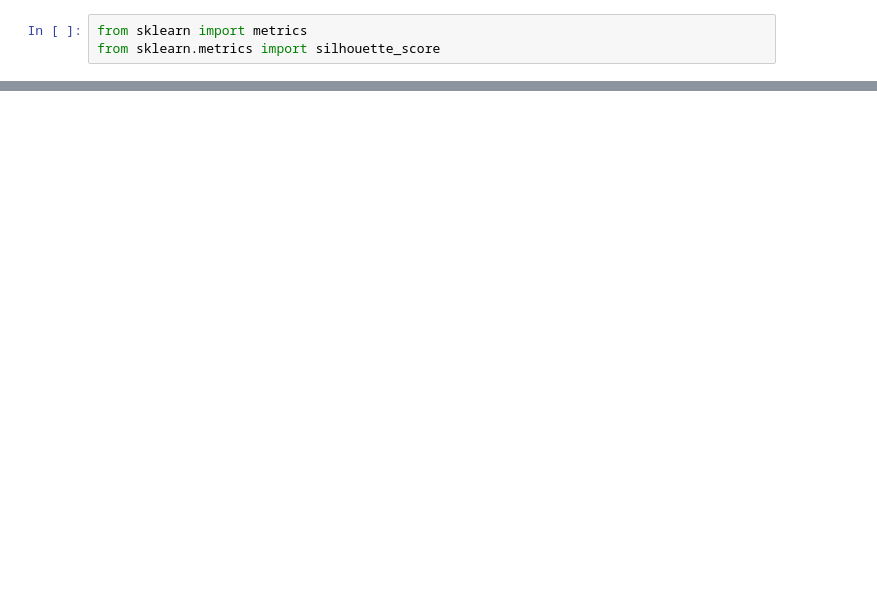
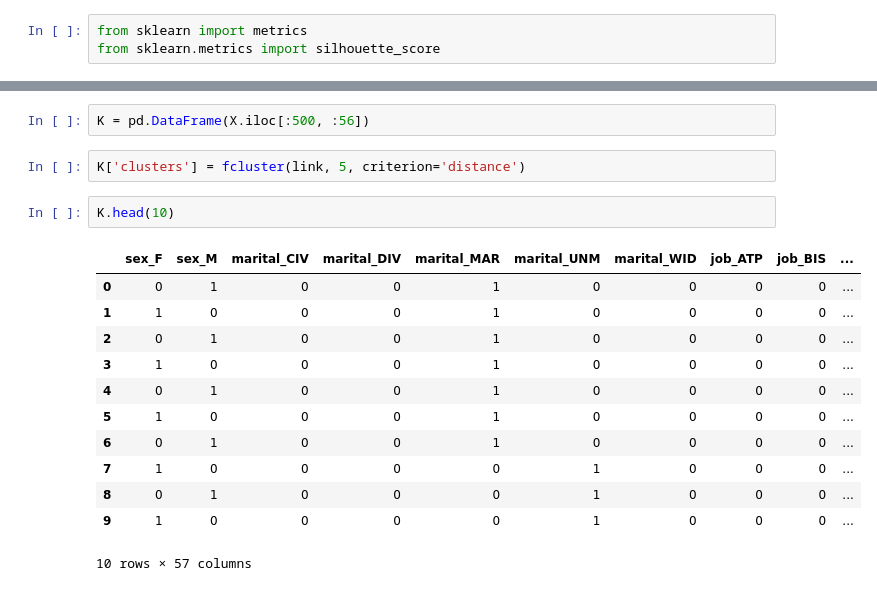
Before and after one commit to AlexAlexeyuk/it-academy-git, a Jupyter notebook: Clust_19_10.ipynb, the cells around one changed output, grey strips where cells are left out. Cells and saved outputs as stored; diff of their text form; blank space fills up the shorter version.

```diff
--- a/Clust_19_10.ipynb
+++ b/Clust_19_10.ipynb
@@ -314,0 +426,19 @@ print(Sil2)
+# %%
+K = pd.DataFrame(X.iloc[:500, :56])
+# %%
+K['clusters'] = fcluster(link, 5, criterion='distance')
+# %%
+K.head(10)
+# %% [output]
+|  | sex_F | sex_M | marital_CIV | marital_DIV | marital_MAR | marital_UNM | marital_WID | job_ATP | job_BIS | ... |
+| 0 | 0 | 1 | 0 | 0 | 1 | 0 | 0 | 0 | 0 | ... |
+| 1 | 1 | 0 | 0 | 0 | 1 | 0 | 0 | 0 | 0 | ... |
+| 2 | 0 | 1 | 0 | 0 | 1 | 0 | 0 | 0 | 0 | ... |
+| 3 | 1 | 0 | 0 | 0 | 1 | 0 | 0 | 0 | 0 | ... |
+| 4 | 0 | 1 | 0 | 0 | 1 | 0 | 0 | 0 | 0 | ... |
+| 5 | 1 | 0 | 0 | 0 | 1 | 0 | 0 | 0 | 0 | ... |
+| 6 | 0 | 1 | 0 | 0 | 1 | 0 | 0 | 0 | 0 | ... |
+| 7 | 1 | 0 | 0 | 0 | 0 | 1 | 0 | 0 | 0 | ... |
+| 8 | 0 | 1 | 0 | 0 | 0 | 1 | 0 | 0 | 0 | ... |
+| 9 | 1 | 0 | 0 | 0 | 0 | 1 | 0 | 0 | 0 | ... |
+10 rows × 57 columns
```
Also changed, not shown: parts of 44 cells of this notebook.
